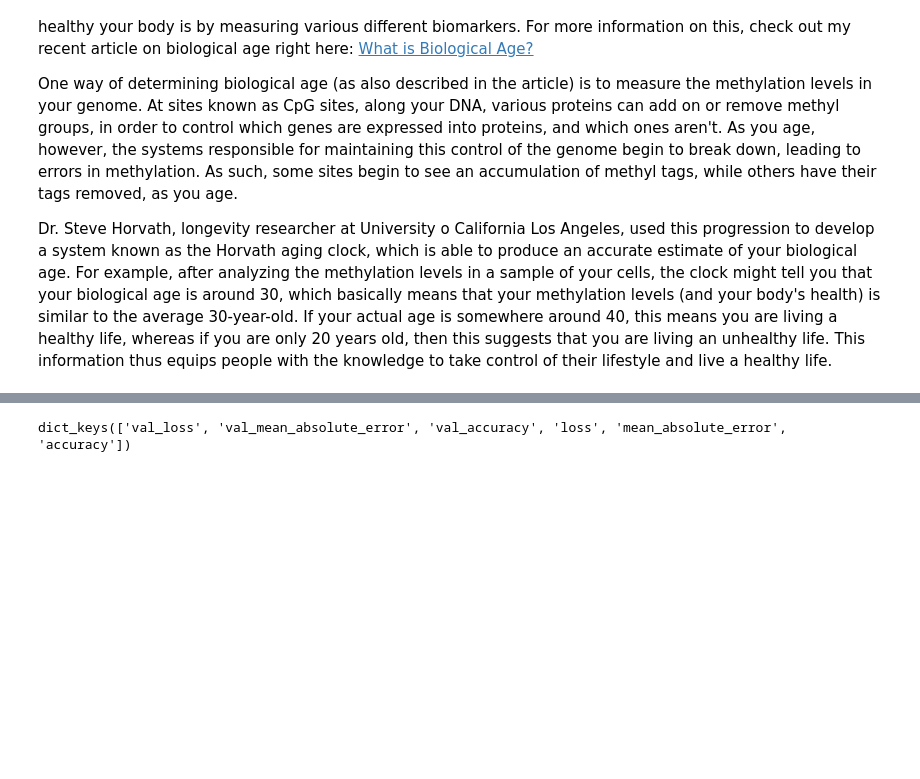
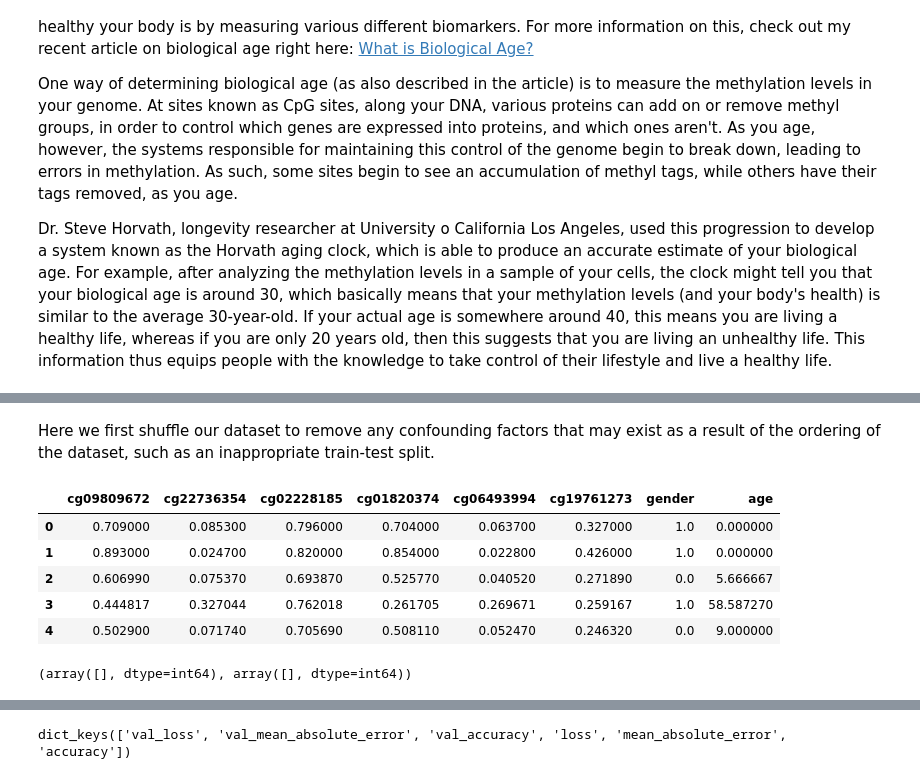
Before and after one commit to AkshajD/Epigenetic-Clock, a Jupyter notebook: Epigenetic_Clock.ipynb, the cells around one changed output, grey strips where cells are left out. Saved outputs shown, nothing was run; the diff lists cells and outputs as text; code cells hidden in the pictures; blank space fills up the shorter version.

```diff
--- a/Epigenetic_Clock.ipynb
+++ b/Epigenetic_Clock.ipynb
@@ -193,0 +39,26 @@ _________________________________________________________________
+# %% [markdown]
+Here we first shuffle our dataset to remove any confounding factors that may exist as a result of the ordering of the dataset, such as an inappropriate train-test split.
+# %%
+# Shuffle dataframe to randomize data order, possibly preventing confounding factors
+df = shuffle(df)
+df.reset_index(inplace=True, drop=True)
+
+# Remove patient ID column
+df = df.drop(['...1'], axis=1)
+
+# Drop all rows with NaN values
+df = df.dropna()
+
+df.head()
+# %% [output]
+|  | cg09809672 | cg22736354 | cg02228185 | cg01820374 | cg06493994 | cg19761273 | gender | age |
+| 0 | 0.709000 | 0.085300 | 0.796000 | 0.704000 | 0.063700 | 0.327000 | 1.0 | 0.000000 |
+| 1 | 0.893000 | 0.024700 | 0.820000 | 0.854000 | 0.022800 | 0.426000 | 1.0 | 0.000000 |
+| 2 | 0.606990 | 0.075370 | 0.693870 | 0.525770 | 0.040520 | 0.271890 | 0.0 | 5.666667 |
+| 3 | 0.444817 | 0.327044 | 0.762018 | 0.261705 | 0.269671 | 0.259167 | 1.0 | 58.587270 |
+| 4 | 0.502900 | 0.071740 | 0.705690 | 0.508110 | 0.052470 | 0.246320 | 0.0 | 9.000000 |
+# %%
+# Checking if there are any remaining NaNs in the dataset
+np.where(pd.isnull(df))
+# %% [output]
+(array([], dtype=int64), array([], dtype=int64))
```
Also changed, not shown: parts of 44 cells of this notebook.
